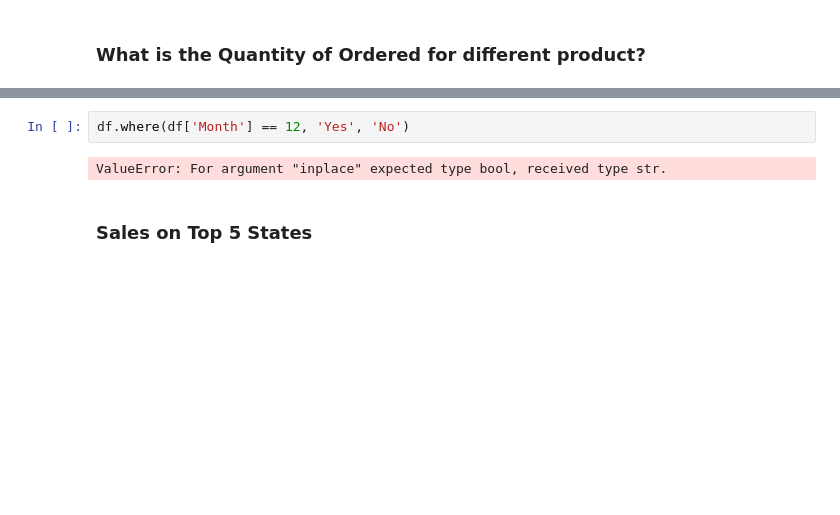
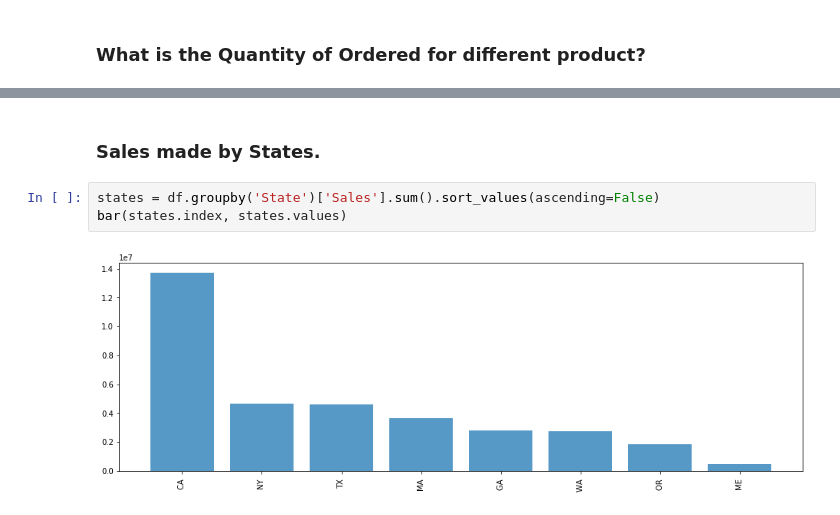
Before and after one commit to Dhiranjan/SalesDataAnalysis, a Jupyter notebook: Sales Data Analysis.ipynb, the cells around one changed output, grey strips where cells are left out. Drawn from its saved outputs; the diff is of its cells as text; blank space fills up the shorter version.

```diff
--- a/Sales Data Analysis.ipynb
+++ b/Sales Data Analysis.ipynb
@@ -211,6 +182,7 @@ grouped_multiple
-# %%
-df.where(df['Month'] == 12, 'Yes', 'No')
-# %% [output]
-ValueError: For argument "inplace" expected type bool, received type str.
 # %% [markdown]
-### Sales on Top 5 States
+### Sales made by States.
+# %%
+states = df.groupby('State')['Sales'].sum().sort_values(ascending=False)
+bar(states.index, states.values)
+# %% [output]
+[figure, added]
```
Also changed, not shown: parts of 17 cells of this notebook.
